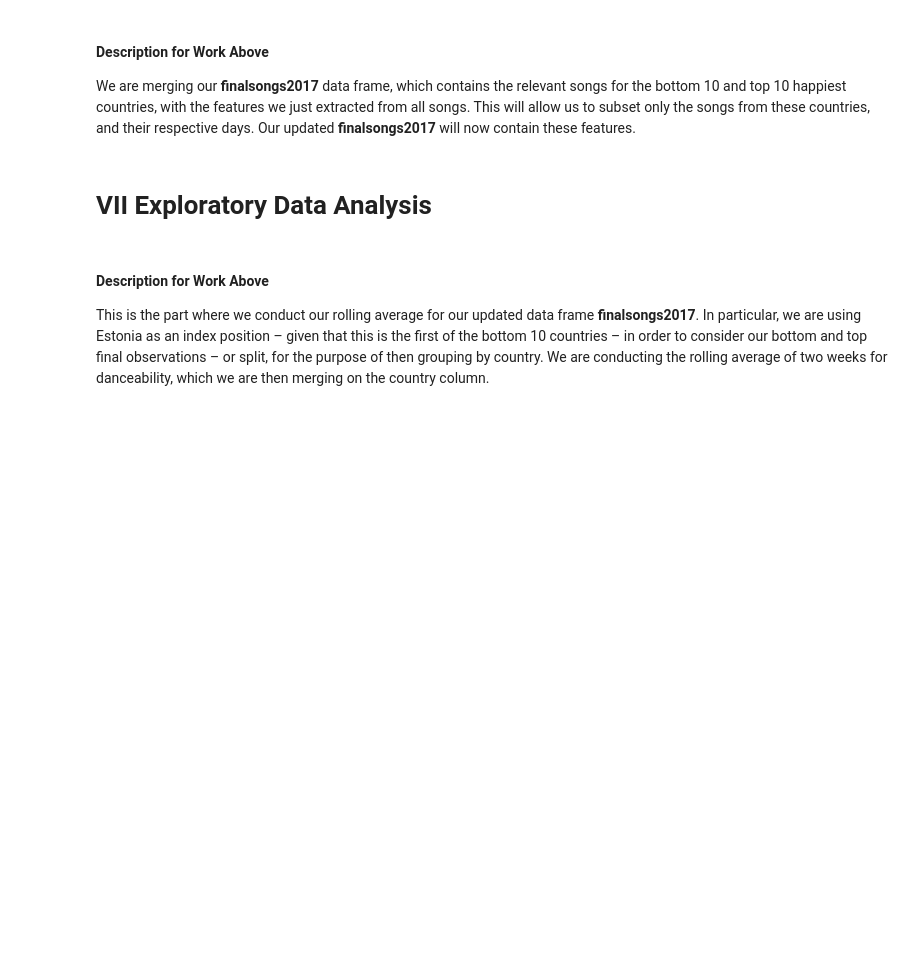
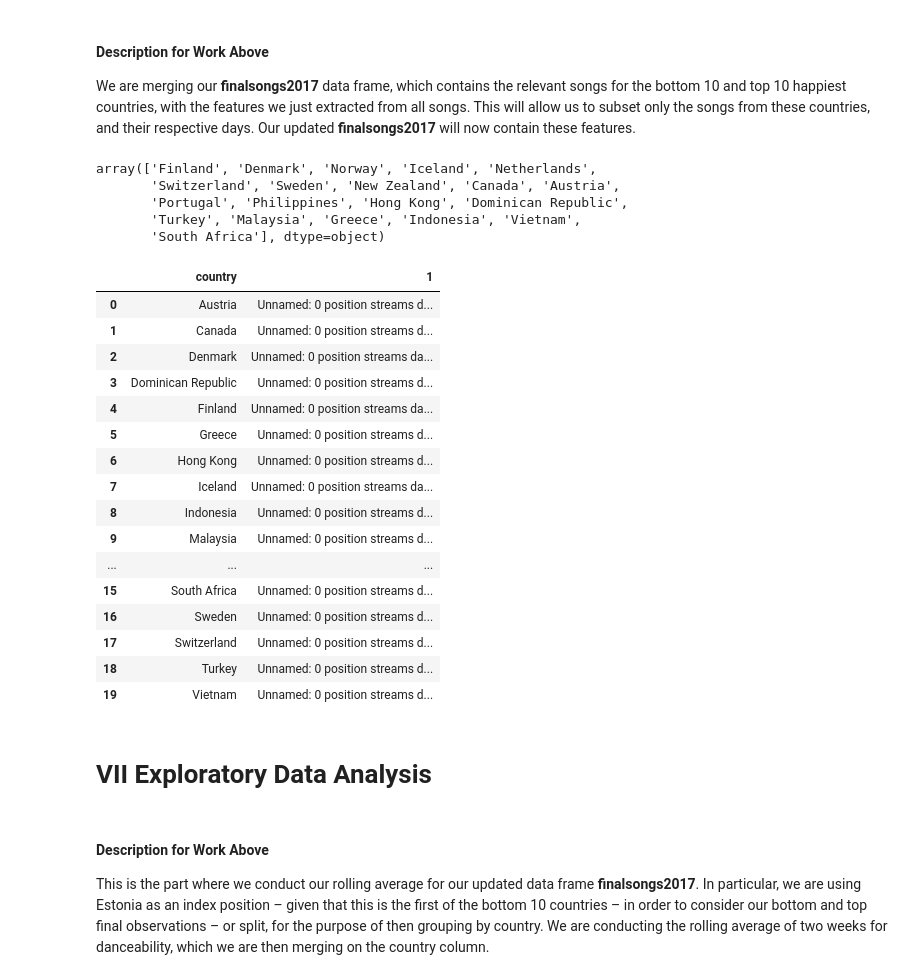
Before and after one commit to Albina-C/INFO-2950-Project, a Jupyter notebook: PROJ 2950.ipynb, the cells around one changed output. Drawn from its saved outputs; the diff is of its cells as text; code cells hidden in the pictures; blank space fills up the shorter version.

Commit message:
trying to fix topbot

```diff
--- a/PROJ 2950.ipynb
+++ b/PROJ 2950.ipynb
@@ -758,6 +621,43 @@ finalsongs2017.head()
 # %% [markdown]
 #### Description for Work Above
 We are merging our **finalsongs2017** data frame, which contains the relevant songs for the bottom 10 and top 10 happiest countries, with the features we just extracted from all songs. This will allow us to subset only the songs from these countries, and their respective days. Our updated **finalsongs2017** will now contain these features.
+# %%
+finalsongs2019=pd.read_csv("spotify2019.csv")
 # %%
 #drop nans for later
-finalsongs2017.dropna(inplace=True)
+finalsongs2019.dropna(inplace=True)
+# %%
+pd.unique(finalsongs2019['country'])
+# %% [output]
+array(['Finland', 'Denmark', 'Norway', 'Iceland', 'Netherlands',
+       'Switzerland', 'Sweden', 'New Zealand', 'Canada', 'Austria',
+       'Portugal', 'Philippines', 'Hong Kong', 'Dominican Republic',
+       'Turkey', 'Malaysia', 'Greece', 'Indonesia', 'Vietnam',
+       'South Africa'], dtype=object)
+# %%
+topbot=pd.DataFrame()
+test=pd.DataFrame(finalsongs2019.groupby("country"))
+topbot=pd.concat([topbot, test])
+# topbot=pd.concat([topbot, happy.tail(10)])
+topbot=topbot.reset_index(drop=True)
+topbot
+topbot=topbot.rename(columns={0:"country"})
+topbot
+# %% [output]
+|  | country | 1 |
+| 0 | Austria | Unnamed: 0 position streams d... |
+| 1 | Canada | Unnamed: 0 position streams d... |
+| 2 | Denmark | Unnamed: 0 position streams da... |
+| 3 | Dominican Republic | Unnamed: 0 position streams d... |
+| 4 | Finland | Unnamed: 0 position streams da... |
+| 5 | Greece | Unnamed: 0 position streams d... |
+| 6 | Hong Kong | Unnamed: 0 position streams d... |
+| 7 | Iceland | Unnamed: 0 position streams da... |
+| 8 | Indonesia | Unnamed: 0 position streams d... |
+| 9 | Malaysia | Unnamed: 0 position streams d... |
+| ... | ... | ... |
+| 15 | South Africa | Unnamed: 0 position streams d... |
+| 16 | Sweden | Unnamed: 0 position streams d... |
+| 17 | Switzerland | Unnamed: 0 position streams d... |
+| 18 | Turkey | Unnamed: 0 position streams d... |
+| 19 | Vietnam | Unnamed: 0 position streams d... |
```
Also changed, not shown: parts of 62 cells of this notebook.
